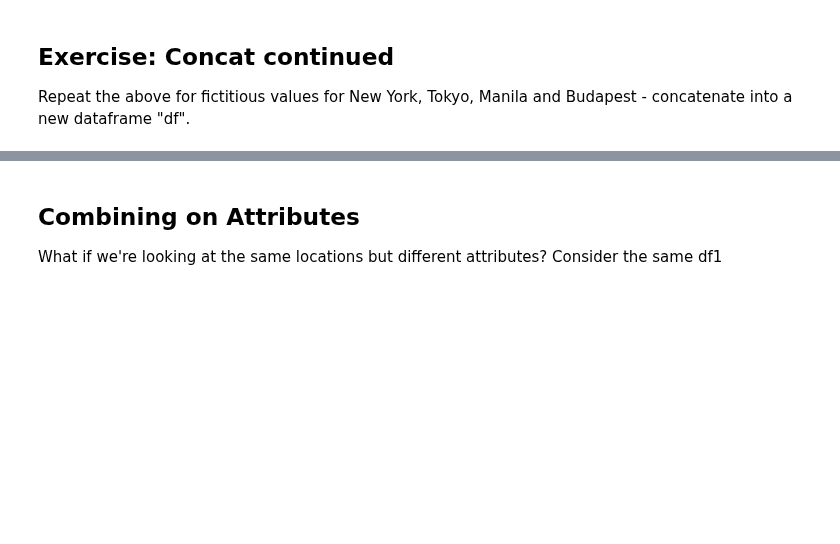
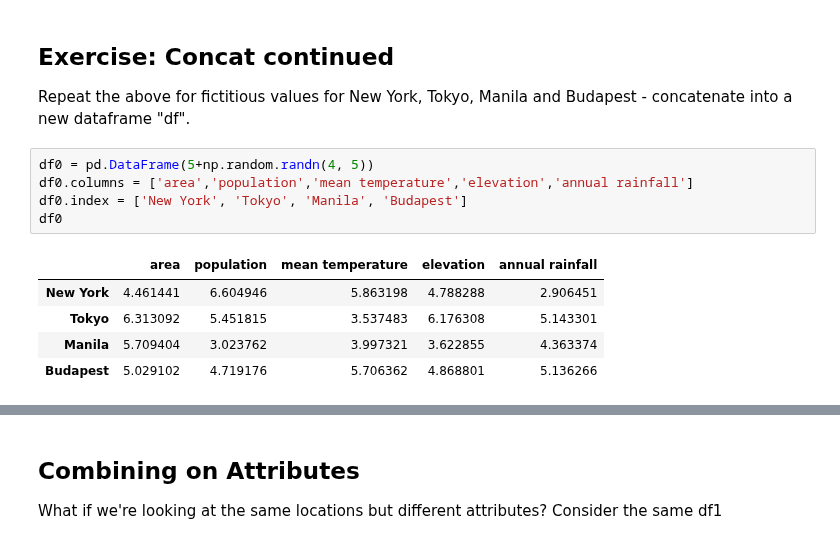
Before and after one commit to mizukihiruma/QM2, a Jupyter notebook: notebooks/W06. Merging and Joining.ipynb, the cells around one changed output, grey strips where cells are left out. Drawn from its saved outputs; the diff is of its cells as text; blank space fills up the shorter version.

```diff
--- a/notebooks/W06. Merging and Joining.ipynb
+++ b/notebooks/W06. Merging and Joining.ipynb
@@ -154,3 +152,14 @@ df3
 ## Exercise: Concat continued
 
 Repeat the above for fictitious values for New York, Tokyo, Manila and Budapest - concatenate into a new dataframe "df".
+# %%
+df0 = pd.DataFrame(5+np.random.randn(4, 5))
+df0.columns = ['area','population','mean temperature','elevation','annual rainfall']
+df0.index = ['New York', 'Tokyo', 'Manila', 'Budapest']
+df0
+# %% [output]
+|  | area | population | mean temperature | elevation | annual rainfall |
+| New York | 4.461441 | 6.604946 | 5.863198 | 4.788288 | 2.906451 |
+| Tokyo | 6.313092 | 5.451815 | 3.537483 | 6.176308 | 5.143301 |
+| Manila | 5.709404 | 3.023762 | 3.997321 | 3.622855 | 4.363374 |
+| Budapest | 5.029102 | 4.719176 | 5.706362 | 4.868801 | 5.136266 |
```
Also changed, not shown: parts of 35 cells of this notebook.
